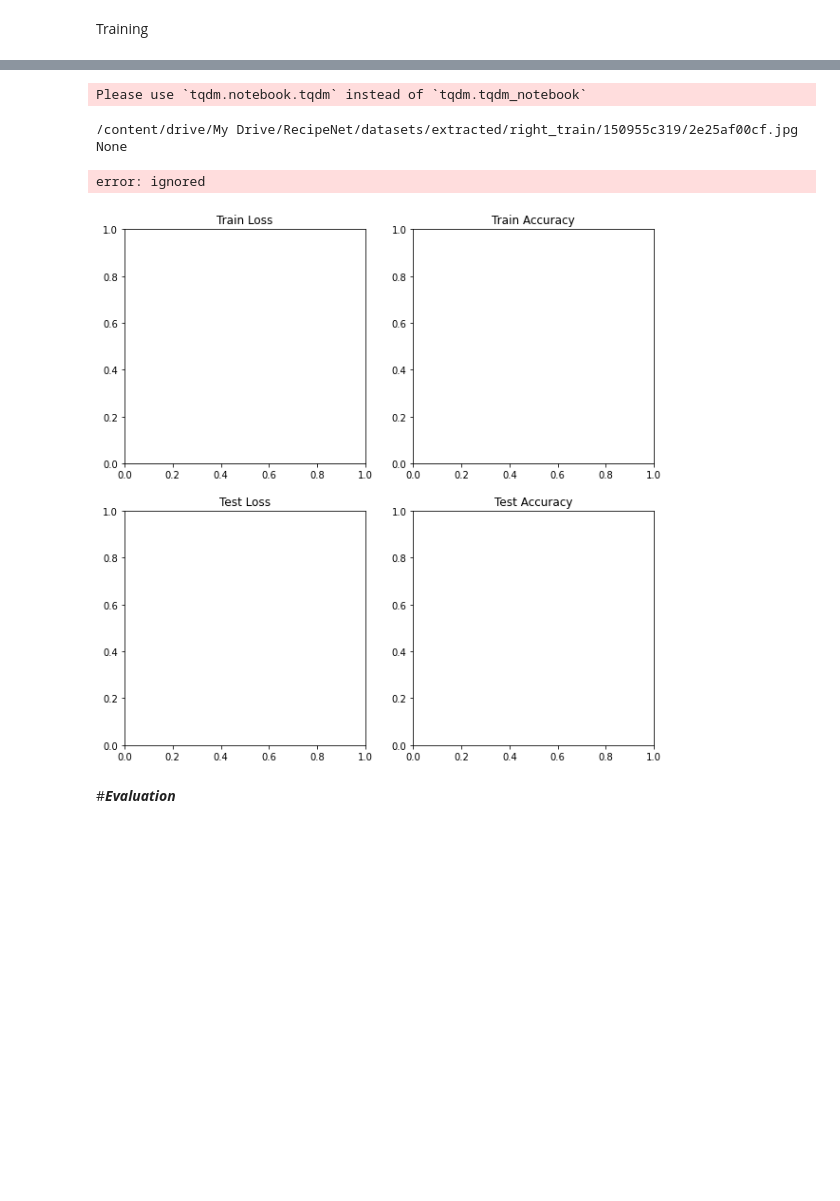
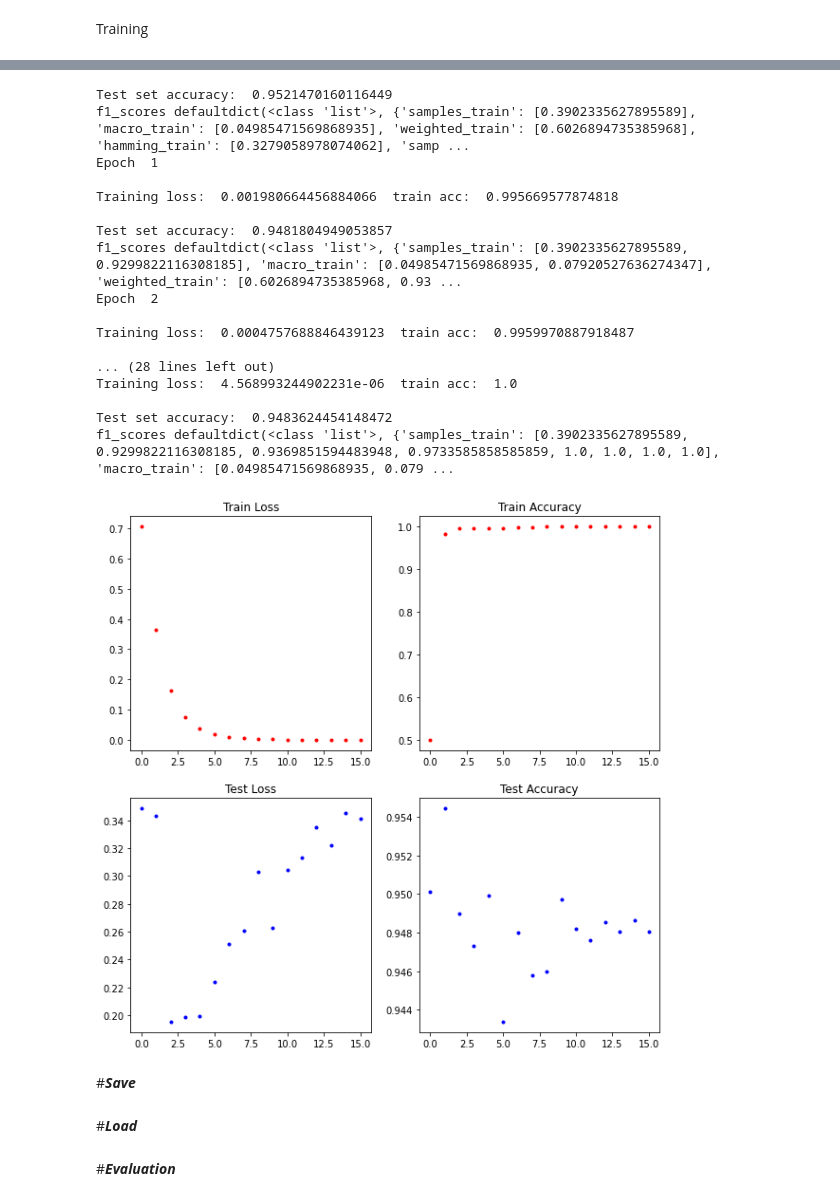
Before and after one commit to g185/AML, a Jupyter notebook: RecipeNet/AML_Project_Giuliano.ipynb, the cells around one changed output, grey strips where cells are left out. Drawn from its saved outputs; the diff is of its cells as text; code cells hidden in the pictures; blank space fills up the shorter version.

```diff
--- a/RecipeNet/AML_Project_Giuliano.ipynb
+++ b/RecipeNet/AML_Project_Giuliano.ipynb
@@ -335,9 +336,9 @@ def hamming_score(y_true, y_pred, normalize=True, sample_weight=None):
 Training Settings
 # %%
 if params["fast_training"] == True:
-    train_df = train_df[:1200]
-    val_df = val_df[:1200]
-    test_df = test_df[:1200]
+    train_df = train_df[:params["train_df_size"]]
+    val_df = val_df[:params["val_df_size"]]
+    test_df = test_df[:params["test_df_size"]]
 
 print(len(val_df))
 model = model.to(device)
@@ -371,7 +372,7 @@ ax4.set_title('Test Accuracy')
 #dizionario f1 scores
 f1_scores = defaultdict(list)
 
-for i in tnrange(params["epochs"], desc='Epochs'):
+for i in trange(params["epochs"], desc='Epochs'):
     print("Epoch ",i)
     ## Train Phase
     #Model switches to train phase
@@ -383,7 +384,7 @@ for i in tnrange(params["epochs"], desc='Epochs'):
 
     # Running through all mini batches in the dataset
     count, loss_val, correct, total = train_iter, 0, 0, 0
-    for img_data, target in tqdm_notebook(train_loader, desc='Training'):
+    for img_data, target in tqdm(train_loader, desc='Training'):
 
         #load batch
         img_data, target = img_data.to(device), target.to(device)
@@ -465,7 +466,7 @@ for i in tnrange(params["epochs"], desc='Epochs'):
     all_targets = []
     #Running through all mini batches in the dataset
     count, correct, total, lost_val = test_iter, 0, 0, 0
-    for img_data, target in tqdm_notebook(val_loader, desc='Validation'):
+    for img_data, target in tqdm(val_loader, desc='Validation'):
         img_data, target = img_data.to(device), target.to(device)
         output = model(img_data)
         loss = criterion(output, target) #Cross entropy loss
@@ -529,4 +532,20 @@ Epoch  0
-Please use `tqdm.notebook.tqdm` instead of `tqdm.tqdm_notebook`
+Test set accuracy:  0.9521470160116449
+f1_scores defaultdict(<class 'list'>, {'samples_train': [0.3902335627895589], 'macro_train': [0.04985471569868935], 'weighted_train': [0.6026894735385968], 'hamming_train': [0.3279058978074062], 'samp ...
+Epoch  1
+
+Training loss:  0.001980664456884066  train acc:  0.995669577874818
+
+Test set accuracy:  0.9481804949053857
+f1_scores defaultdict(<class 'list'>, {'samples_train': [0.3902335627895589, 0.9299822116308185], 'macro_train': [0.04985471569868935, 0.07920527636274347], 'weighted_train': [0.6026894735385968, 0.93 ...
+Epoch  2
+
+Training loss:  0.0004757688846439123  train acc:  0.9959970887918487
+
+... (28 lines left out)
+Training loss:  4.568993244902231e-06  train acc:  1.0
+
+Test set accuracy:  0.9483624454148472
+f1_scores defaultdict(<class 'list'>, {'samples_train': [0.3902335627895589, 0.9299822116308185, 0.9369851594483948, 0.9733585858585859, 1.0, 1.0, 1.0, 1.0], 'macro_train': [0.04985471569868935, 0.079 ...
-/content/drive/My Drive/RecipeNet/datasets/extracted/right_train/150955c319/2e25af00cf.jpg None
-error: ignored
-[figure, old version]
+[figure, new version]
+# %% [markdown]
+#***Save***
@@ -532,0 +565,2 @@ error: ignored
+# %% [markdown]
+#***Load***
```
Also changed, not shown: parts of 13 cells of this notebook.
